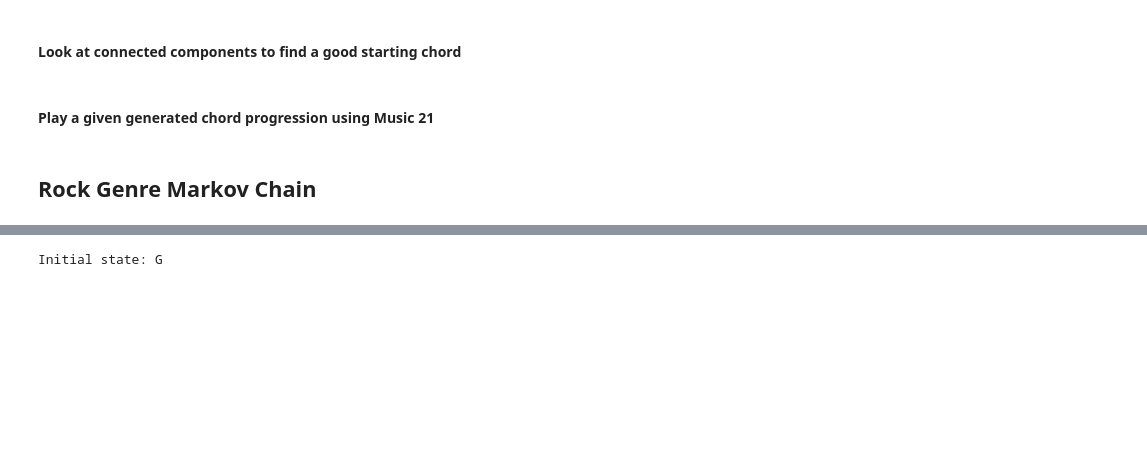
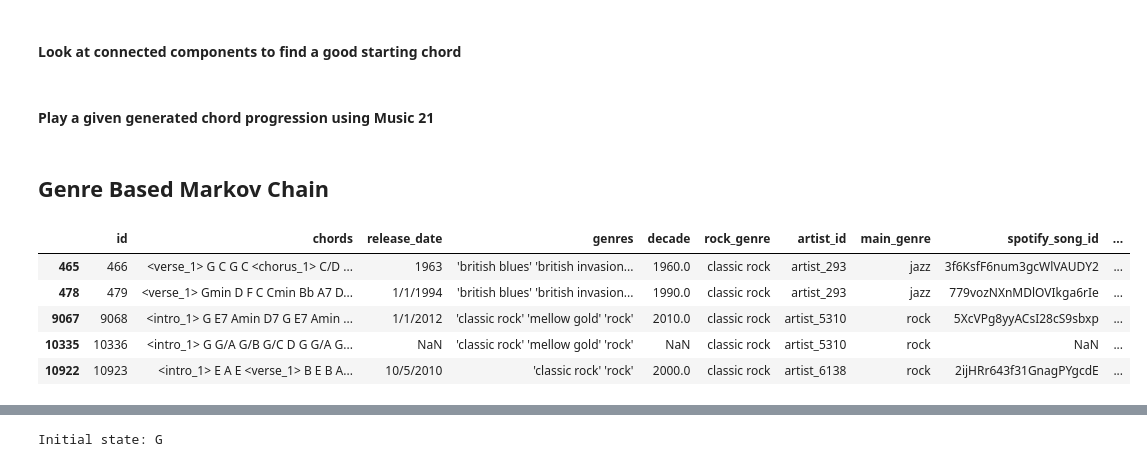
Before and after one commit to andersone17/MARKOV_MUSIC_GENERATOR, a Jupyter notebook: markov_music_generator.ipynb, the cells around one changed output, grey strips where cells are left out. Drawn from its saved outputs; the diff is of its cells as text; code cells hidden in the pictures; blank space fills up the shorter version.

```diff
--- a/markov_music_generator.ipynb
+++ b/markov_music_generator.ipynb
@@ -247,4 +238,4 @@ def play_music(new_chorale):
   stream.write('midi', fp='music.mid')
   stream.show('midi')
 # %% [markdown]
-## Rock Genre Markov Chain
+## **Genre Based Markov Chain**
@@ -251 +246,11 @@ def play_music(new_chorale):
+# %%
+genre = df[df['rock_genre'] == ROCK_GENRE]
+genre.head()
+# %% [output]
+|  | id | chords | release_date | genres | decade | rock_genre | artist_id | main_genre | spotify_song_id | ... |
+| 465 | 466 | <verse_1> G C G C <chorus_1> C/D ... | 1963 | 'british blues' 'british invasion... | 1960.0 | classic rock | artist_293 | jazz | 3f6KsfF6num3gcWlVAUDY2 | ... |
+| 478 | 479 | <verse_1> Gmin D F C Cmin Bb A7 D... | 1/1/1994 | 'british blues' 'british invasion... | 1990.0 | classic rock | artist_293 | jazz | 779vozNXnMDlOVIkga6rIe | ... |
+| 9067 | 9068 | <intro_1> G E7 Amin D7 G E7 Amin ... | 1/1/2012 | 'classic rock' 'mellow gold' 'rock' | 2010.0 | classic rock | artist_5310 | rock | 5XcVPg8yyACsI28cS9sbxp | ... |
+| 10335 | 10336 | <intro_1> G G/A G/B G/C D G G/A G... | NaN | 'classic rock' 'mellow gold' 'rock' | NaN | classic rock | artist_5310 | rock | NaN | ... |
+| 10922 | 10923 | <intro_1> E A E <verse_1> B E B A... | 10/5/2010 | 'classic rock' 'rock' | 2000.0 | classic rock | artist_6138 | rock | 2ijHRr643f31GnagPYgcdE | ... |
 # %%
```
Also changed, not shown: parts of 15 cells of this notebook, 3 other files.
